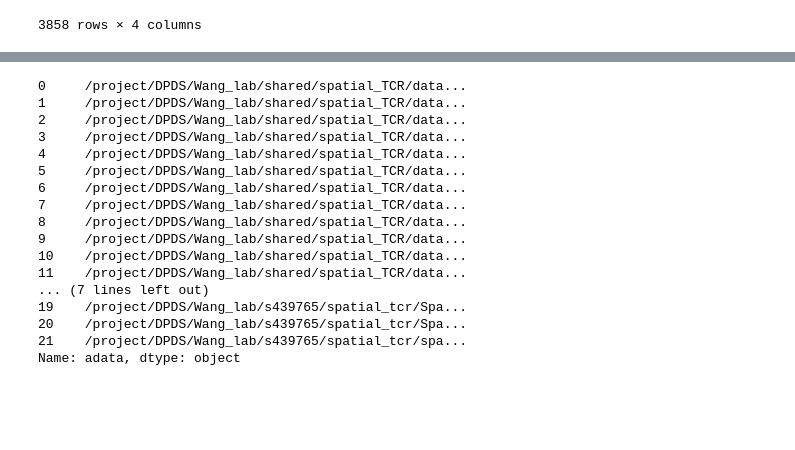
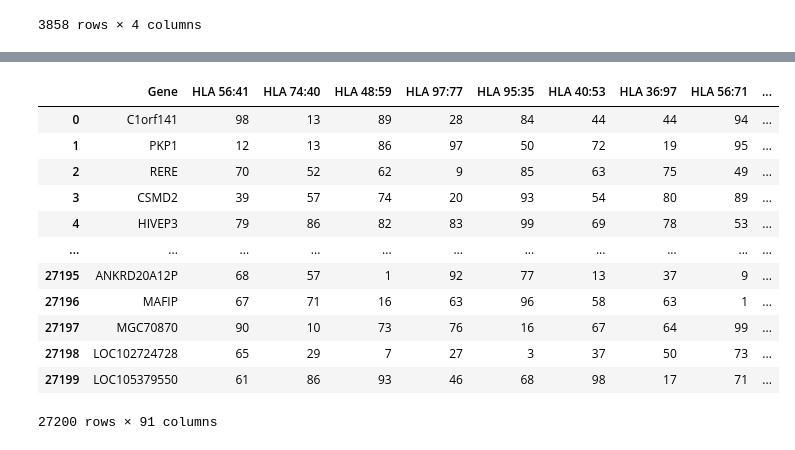
Before and after one commit to yaober/SPACER, a Jupyter notebook: data_process.ipynb, the cells around one changed output, grey strips where cells are left out. Saved outputs shown, nothing was run; the diff lists cells and outputs as text; code cells hidden in the pictures; blank space fills up the shorter version.

```diff
--- a/data_process.ipynb
+++ b/data_process.ipynb
@@ -295,20 +286,0 @@ KeyError: 'auroc'
-# %%
-df
-# %% [output]
-0     /project/DPDS/Wang_lab/shared/spatial_TCR/data...
-1     /project/DPDS/Wang_lab/shared/spatial_TCR/data...
-2     /project/DPDS/Wang_lab/shared/spatial_TCR/data...
-3     /project/DPDS/Wang_lab/shared/spatial_TCR/data...
-4     /project/DPDS/Wang_lab/shared/spatial_TCR/data...
-5     /project/DPDS/Wang_lab/shared/spatial_TCR/data...
-6     /project/DPDS/Wang_lab/shared/spatial_TCR/data...
-7     /project/DPDS/Wang_lab/shared/spatial_TCR/data...
-8     /project/DPDS/Wang_lab/shared/spatial_TCR/data...
-9     /project/DPDS/Wang_lab/shared/spatial_TCR/data...
-10    /project/DPDS/Wang_lab/shared/spatial_TCR/data...
-11    /project/DPDS/Wang_lab/shared/spatial_TCR/data...
-... (7 lines left out)
-19    /project/DPDS/Wang_lab/s439765/spatial_tcr/Spa...
-20    /project/DPDS/Wang_lab/s439765/spatial_tcr/Spa...
-21    /project/DPDS/Wang_lab/s439765/spatial_tcr/spa...
-Name: adata, dtype: object
@@ -314,0 +289,35 @@ Name: adata, dtype: object
+# %%
+# Load the existing dataframe from a CSV file
+df_existing = pd.read_csv('data/human.csv')
+
+# Generate unique column names in the format "HLA xx:xx"
+new_columns = [f"HLA {np.random.randint(10,100):02d}:{np.random.randint(10,100):02d}" for _ in range(90)]
+new_columns = list(set(new_columns))  # Ensure no duplicates
+
+# Check if we have exactly 90 unique columns, if not, keep adding until we do
+while len(new_columns) < 90:
+    new_col = f"HLA {np.random.randint(10,100):02d}:{np.random.randint(10,100):02d}"
+    if new_col not in new_columns:
+        new_columns.append(new_col)
+
+# Generate new random integer data for the new columns
+new_data = pd.DataFrame(np.random.randint(1, 100, size=(df_existing.shape[0], 90)), columns=new_columns)
+
+# Combine the existing dataframe with the new columns
+df_combined = pd.concat([df_existing, new_data], axis=1)
+# %%
+df_combined
+# %% [output]
+|  | Gene | HLA 56:41 | HLA 74:40 | HLA 48:59 | HLA 97:77 | HLA 95:35 | HLA 40:53 | HLA 36:97 | HLA 56:71 | ... |
+| 0 | C1orf141 | 98 | 13 | 89 | 28 | 84 | 44 | 44 | 94 | ... |
+| 1 | PKP1 | 12 | 13 | 86 | 97 | 50 | 72 | 19 | 95 | ... |
+| 2 | RERE | 70 | 52 | 62 | 9 | 85 | 63 | 75 | 49 | ... |
+| 3 | CSMD2 | 39 | 57 | 74 | 20 | 93 | 54 | 80 | 89 | ... |
+| 4 | HIVEP3 | 79 | 86 | 82 | 83 | 99 | 69 | 78 | 53 | ... |
+| ... | ... | ... | ... | ... | ... | ... | ... | ... | ... | ... |
+| 27195 | ANKRD20A12P | 68 | 57 | 1 | 92 | 77 | 13 | 37 | 9 | ... |
+| 27196 | MAFIP | 67 | 71 | 16 | 63 | 96 | 58 | 63 | 1 | ... |
+| 27197 | MGC70870 | 90 | 10 | 73 | 76 | 16 | 67 | 64 | 99 | ... |
+| 27198 | LOC102724728 | 65 | 29 | 7 | 27 | 3 | 37 | 50 | 73 | ... |
+| 27199 | LOC105379550 | 61 | 86 | 93 | 46 | 68 | 98 | 17 | 71 | ... |
+27200 rows × 91 columns
```
Also changed, not shown: parts of 4 cells of this notebook, 1 other file.
